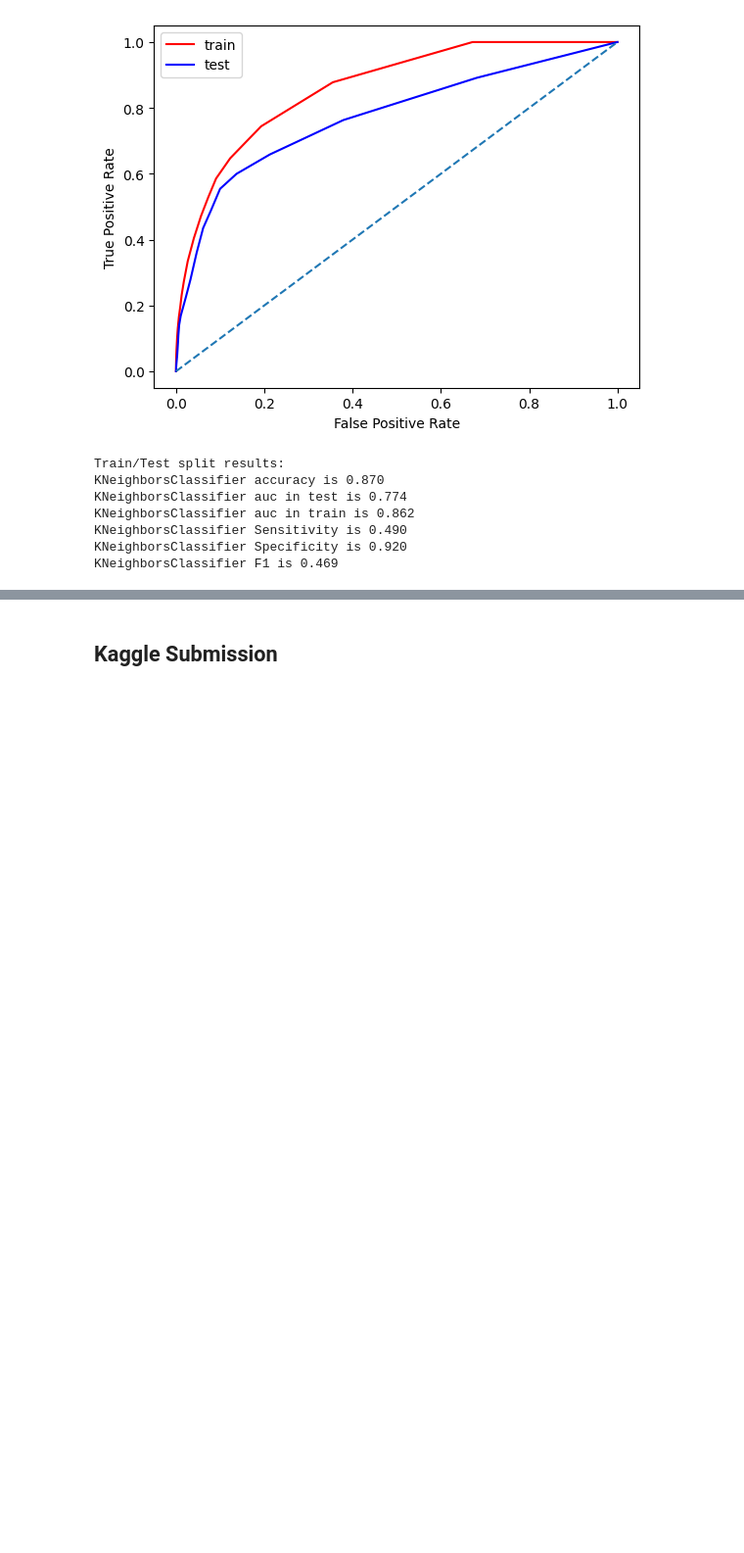
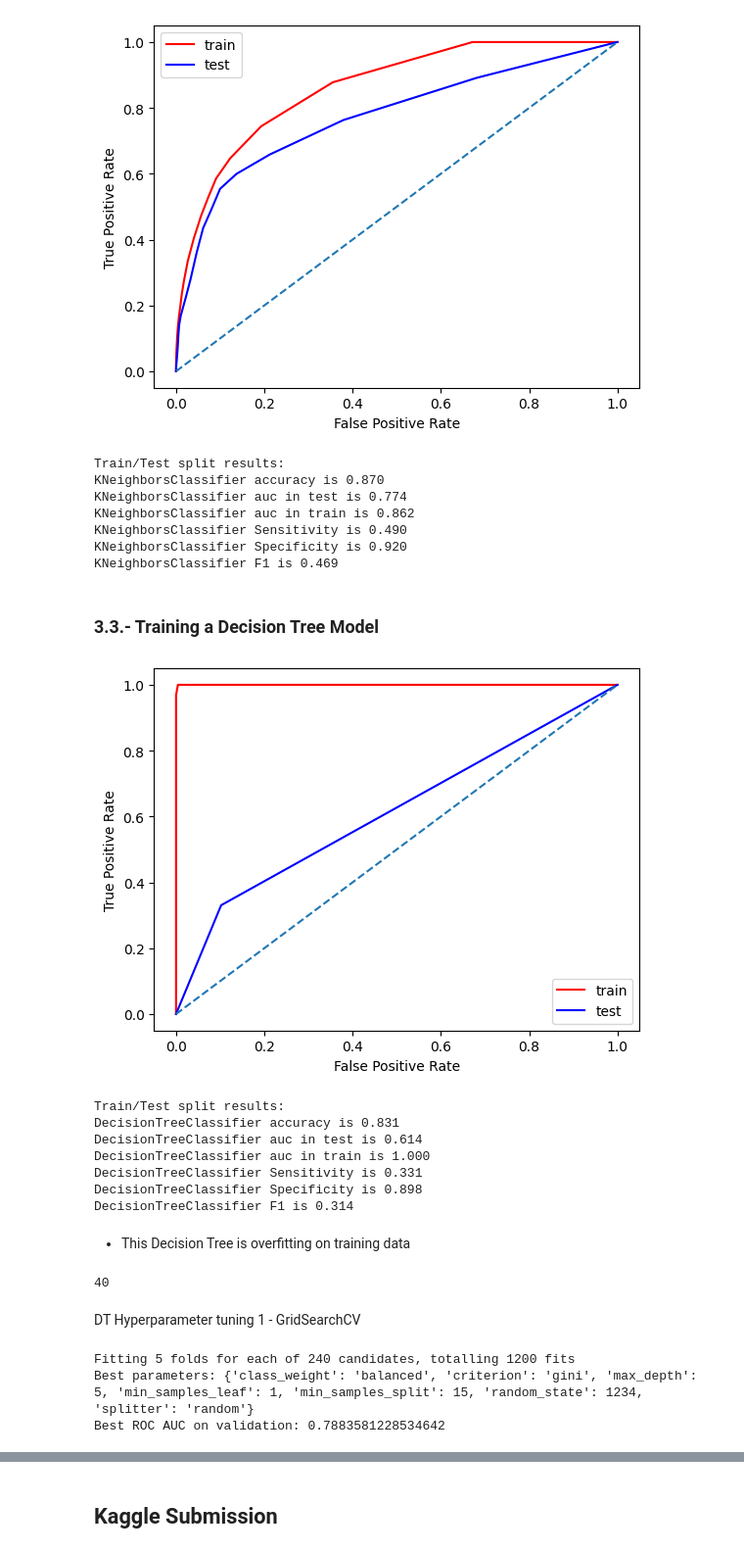
Before and after one commit to marcemir/MLAdvancedProject, a Jupyter notebook: 2410_kaggle_bank_campaingMarcelo.ipynb, the cells around one changed output, grey strips where cells are left out. Shown at 98% size. Saved outputs shown, nothing was run; the diff lists cells and outputs as text; code cells hidden in the pictures; blank space fills up the shorter version.

Commit message:
feat: Decision Tree model implemented + Hyperparameter tunning

```diff
--- a/2410_kaggle_bank_campaingMarcelo.ipynb
+++ b/2410_kaggle_bank_campaingMarcelo.ipynb
@@ -1096,3 +1096,68 @@ KNeighborsClassifier auc in train is 0.862
 KNeighborsClassifier Sensitivity is 0.490
 KNeighborsClassifier Specificity is 0.920
 KNeighborsClassifier F1 is 0.469
+# %% [markdown]
+### 3.3.- Training a Decision Tree Model
+# %%
+# Define the model decision tree
+model_dt_1 = DecisionTreeClassifier(random_state=1234, class_weight='balanced')
+
+# Train the model
+model_dt_1.fit(X_train_transformed_df, y_train)
+
+# Compute metrics
+compute_metrics(model_dt_1, X_train_transformed_df, y_train, X_test_transformed_df, y_test, trh = 0.5)
+# %% [output]
+[figure, added]
+Train/Test split results:
+DecisionTreeClassifier accuracy is 0.831
+DecisionTreeClassifier auc in test is 0.614
+DecisionTreeClassifier auc in train is 1.000
+DecisionTreeClassifier Sensitivity is 0.331
+DecisionTreeClassifier Specificity is 0.898
+DecisionTreeClassifier F1 is 0.314
+# %% [markdown]
+- This Decision Tree is overfitting on training data
+# %%
+model_dt_1.get_depth()
+# %% [output]
+40
+# %% [markdown]
+DT Hyperparameter tuning 1 - GridSearchCV
+# %%
+# GridSearchCV for Decision Tree
+
+# Define hyperparameters
+param_grid = {
+    'max_depth': [3,4,5,6],
+    'min_samples_split': [2, 4, 6,10,15],
+    'min_samples_leaf': [1, 2, 4],
+    'criterion': ['gini', 'entropy'],
+    'splitter': ['best', 'random'],
+    'random_state': [1234],
+    'class_weight': ['balanced']
+}
+
+# Configure GridSearchCV
+grid_search = GridSearchCV(
+    estimator=DecisionTreeClassifier(),
+    param_grid=param_grid,
+    scoring='roc_auc',
+    cv=5,
+    n_jobs=-1,
+    verbose=2
+)
+
+# Fit the model
+grid_search.fit(X_train_transformed_df, y_train)
+
+# Best hyperparameters
+print("Best parameters:", grid_search.best_params_)
+print("Best ROC AUC on validation:", grid_search.best_score_)
+
+# Save the best parameters
+best_params = grid_search.best_params_
+# %% [output]
+Fitting 5 folds for each of 240 candidates, totalling 1200 fits
+Best parameters: {'class_weight': 'balanced', 'criterion': 'gini', 'max_depth': 5, 'min_samples_leaf': 1, 'min_samples_split': 15, 'random_state': 1234, 'splitter': 'random'}
+Best ROC AUC on validation: 0.7883581228534642
```
Also changed, not shown: parts of 4 cells of this notebook, 1 other file.
